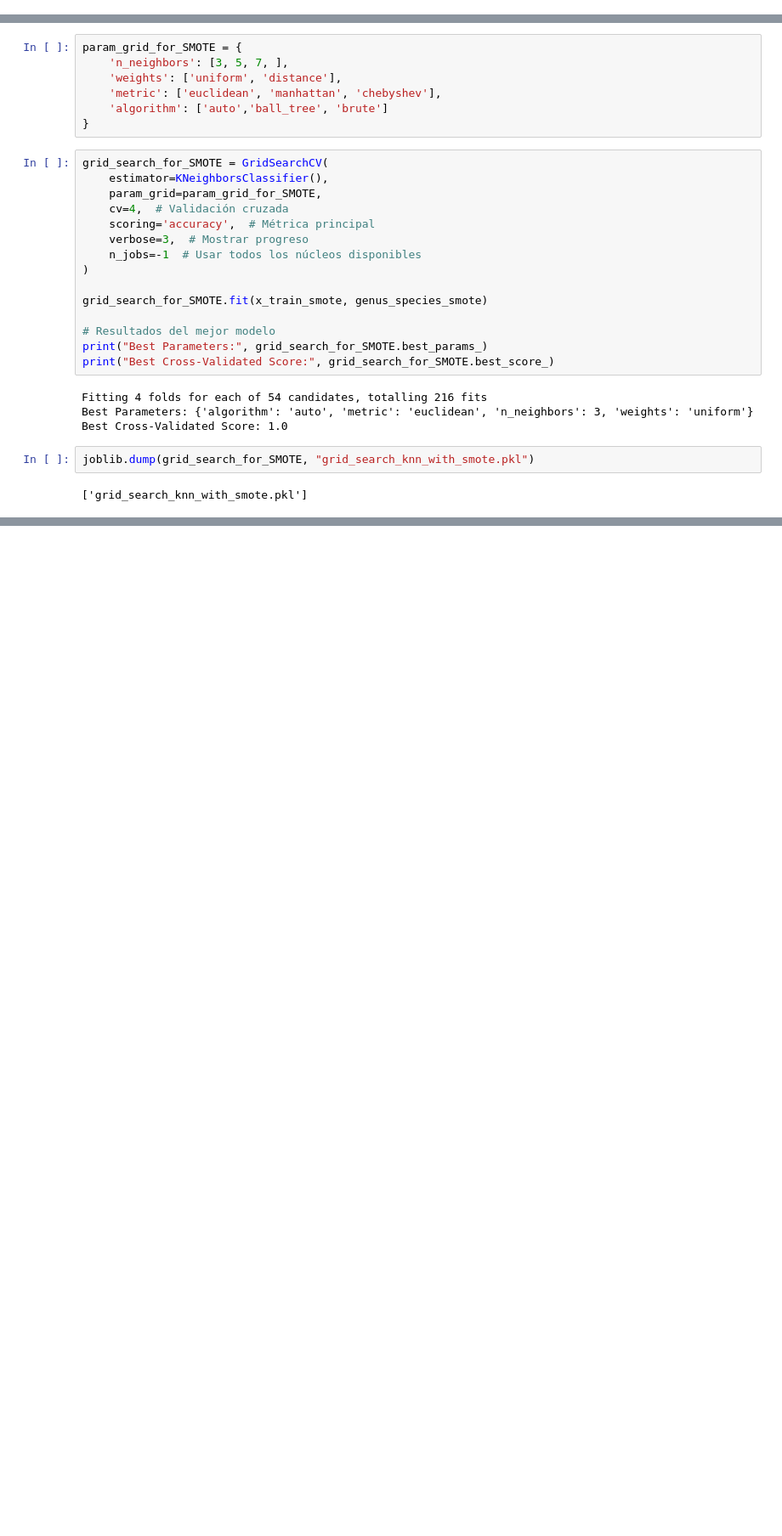
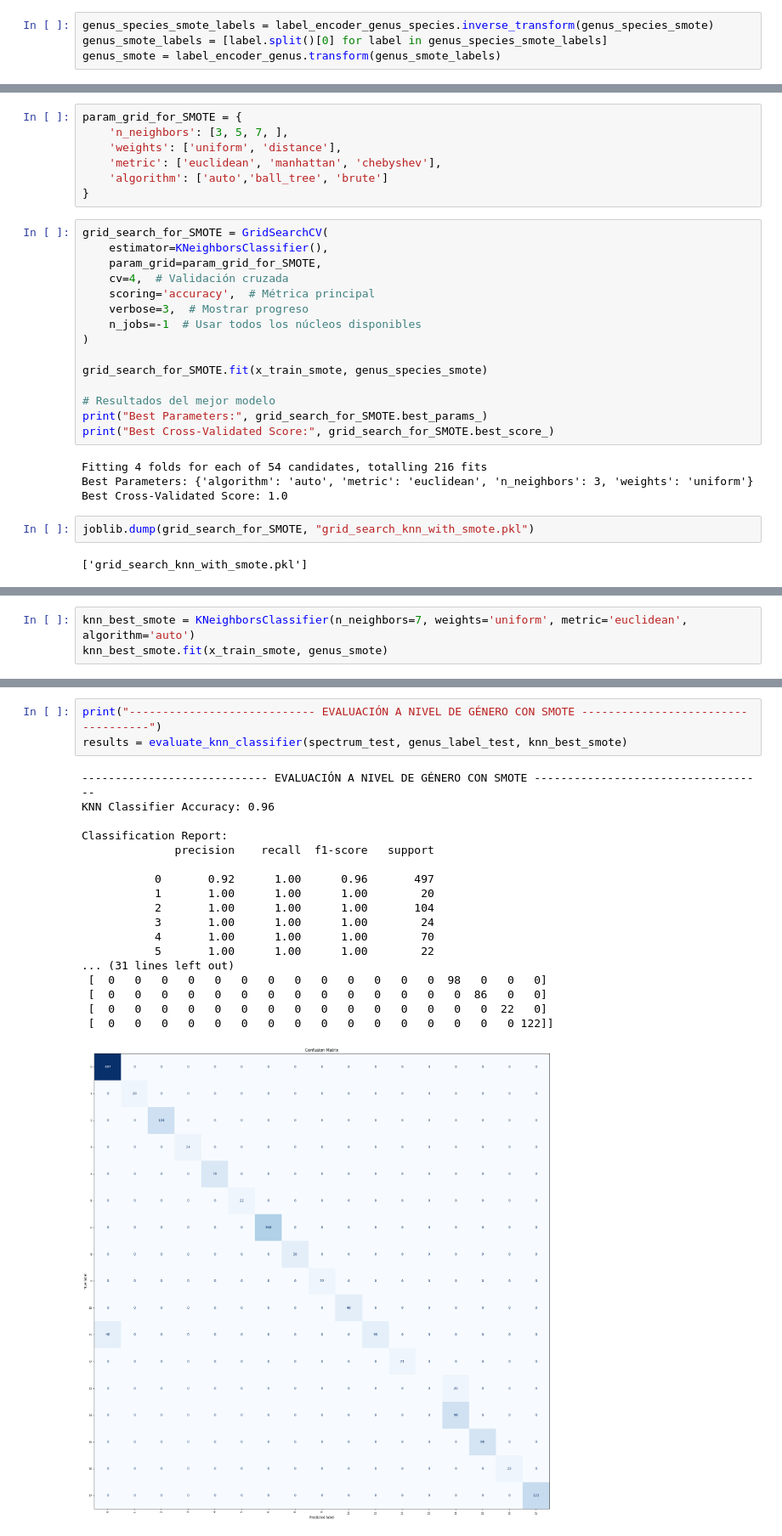
Before and after one commit to alextorsar/FungusClassifier, a Jupyter notebook: simple_fungus_classifier_notebook.ipynb, the cells around one changed output, grey strips where cells are left out. Shown at 85% size. Cells and saved outputs as stored; diff of their text form; blank space fills up the shorter version.

```diff
--- a/simple_fungus_classifier_notebook.ipynb
+++ b/simple_fungus_classifier_notebook.ipynb
@@ -483,3 +461,7 @@ test_data_for_SMOTE = test_data.copy().drop(columns=['genus_species_label', 'gen
 spectrum_train_for_SMOTE = np.array(train_data_for_SMOTE['spectrum'].tolist())
 smote = SMOTE(random_state=42)
 x_train_smote, genus_species_smote = smote.fit_resample(spectrum_train_for_SMOTE, genus_species_label_train)
+# %%
+genus_species_smote_labels = label_encoder_genus_species.inverse_transform(genus_species_smote)
+genus_smote_labels = [label.split()[0] for label in genus_species_smote_labels]
+genus_smote = label_encoder_genus.transform(genus_smote_labels)
@@ -622,0 +598,3 @@ Classification Report:
+# %%
+knn_best_smote = KNeighborsClassifier(n_neighbors=7, weights='uniform', metric='euclidean', algorithm='auto')
+knn_best_smote.fit(x_train_smote, genus_smote)
@@ -622,0 +607,22 @@ Classification Report:
+# %%
+print("---------------------------- EVALUACIÓN A NIVEL DE GÉNERO CON SMOTE -----------------------------------")
+results = evaluate_knn_classifier(spectrum_test, genus_label_test, knn_best_smote)
+# %% [output]
+---------------------------- EVALUACIÓN A NIVEL DE GÉNERO CON SMOTE -----------------------------------
+KNN Classifier Accuracy: 0.96
+
+Classification Report:
+              precision    recall  f1-score   support
+
+           0       0.92      1.00      0.96       497
+           1       1.00      1.00      1.00        20
+           2       1.00      1.00      1.00       104
+           3       1.00      1.00      1.00        24
+           4       1.00      1.00      1.00        70
+           5       1.00      1.00      1.00        22
+... (31 lines left out)
+ [  0   0   0   0   0   0   0   0   0   0   0   0   0  98   0   0   0]
+ [  0   0   0   0   0   0   0   0   0   0   0   0   0   0  86   0   0]
+ [  0   0   0   0   0   0   0   0   0   0   0   0   0   0   0  22   0]
+ [  0   0   0   0   0   0   0   0   0   0   0   0   0   0   0   0 122]]
+[figure, added]
```
Also changed, not shown: parts of 42 cells of this notebook, 10 other files.
